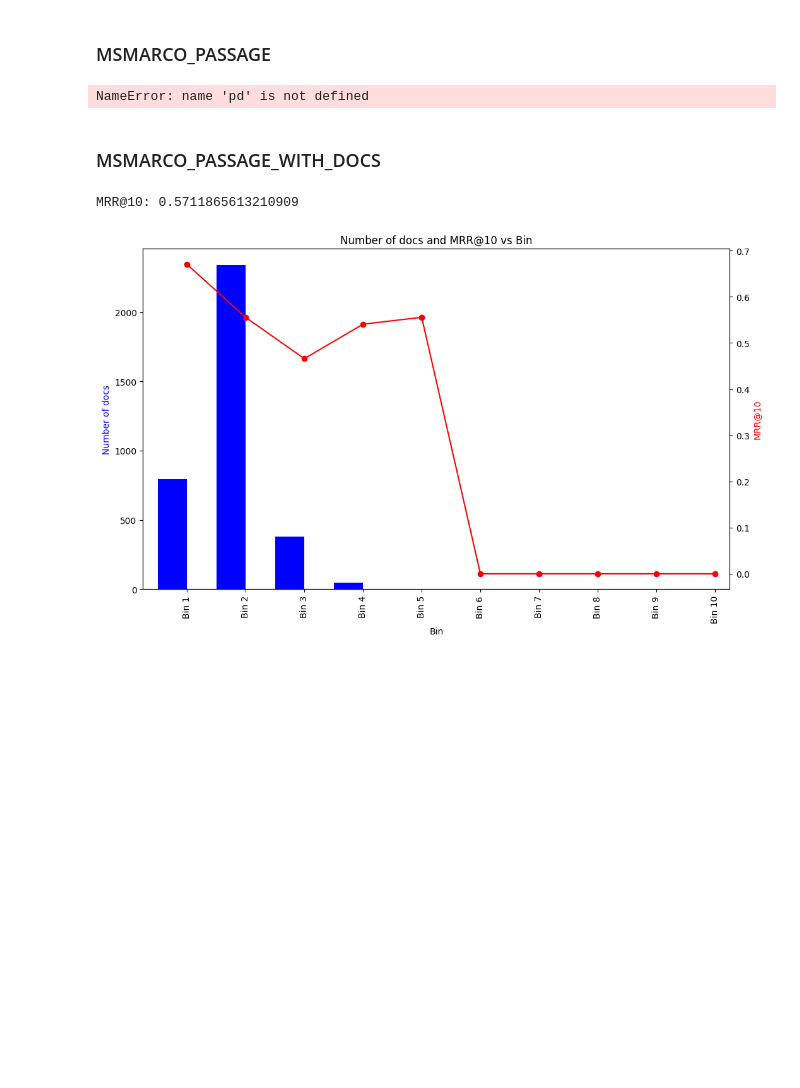
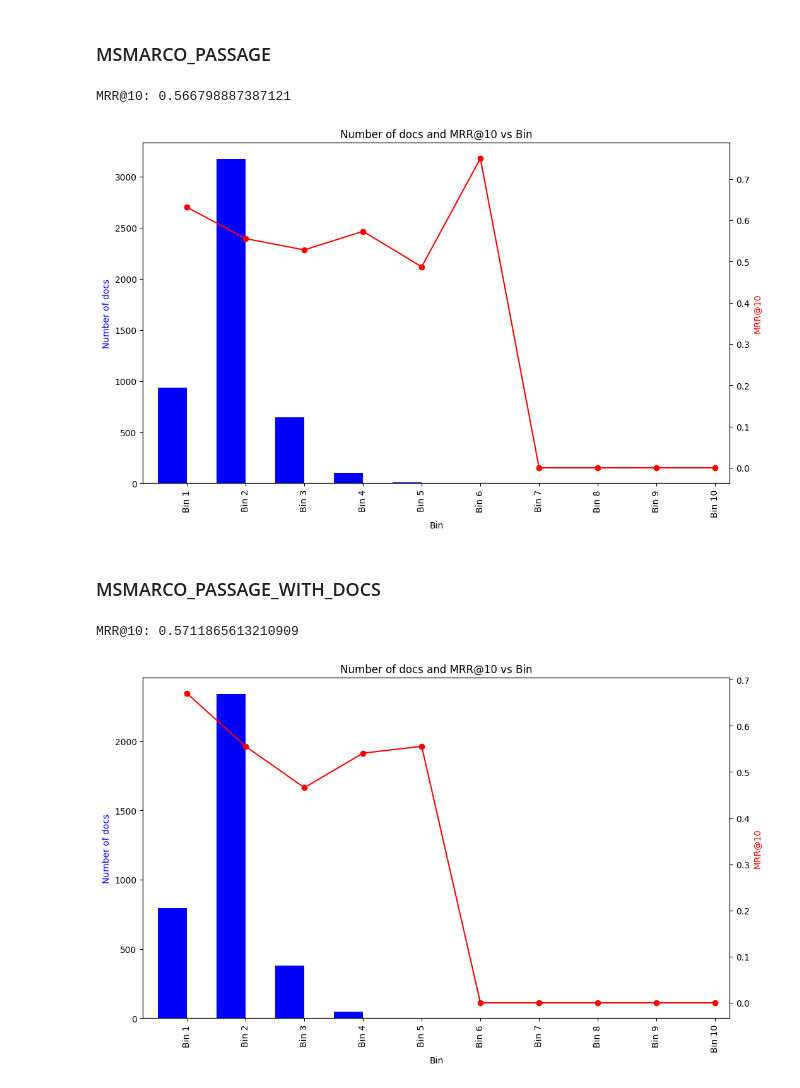
Before and after one commit to slawekgarcarz/ColBERT, a Jupyter notebook: src/utils/results.ipynb, the cells around one changed output. Drawn from its saved outputs; the diff is of its cells as text; code cells hidden in the pictures; blank space fills up the shorter version.

Commit message:
Final results and notebooks added

```diff
--- a/src/utils/results.ipynb
+++ b/src/utils/results.ipynb
@@ -53,9 +53,10 @@ def plot_mrr_results(file):
 # %% [markdown]
 ### MSMARCO_PASSAGE
 # %%
-plot_mrr_results('/gpfs/home3/sgarcarz/PycharmProjects/ColBERT/src/results/evaluation_by_length_bins_small.txt')
+plot_mrr_results('../results/evaluation_by_length_bins_small.txt')
 # %% [output]
-NameError: name 'pd' is not defined
+MRR@10: 0.566798887387121
+[figure, added]
 # %% [markdown]
 ### MSMARCO_PASSAGE_WITH_DOCS
 # %%
```
Also changed, not shown: parts of 12 cells of this notebook, 26 other files.
